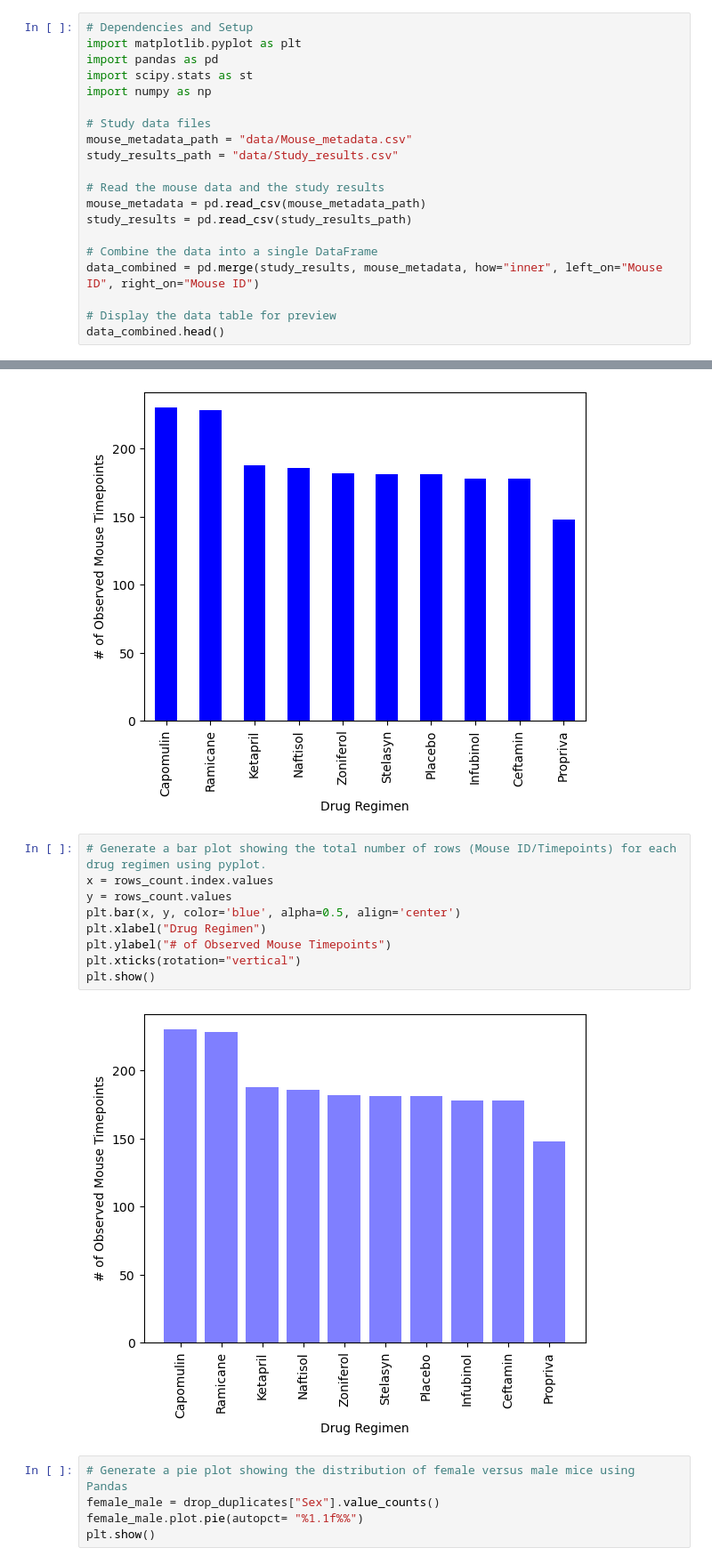
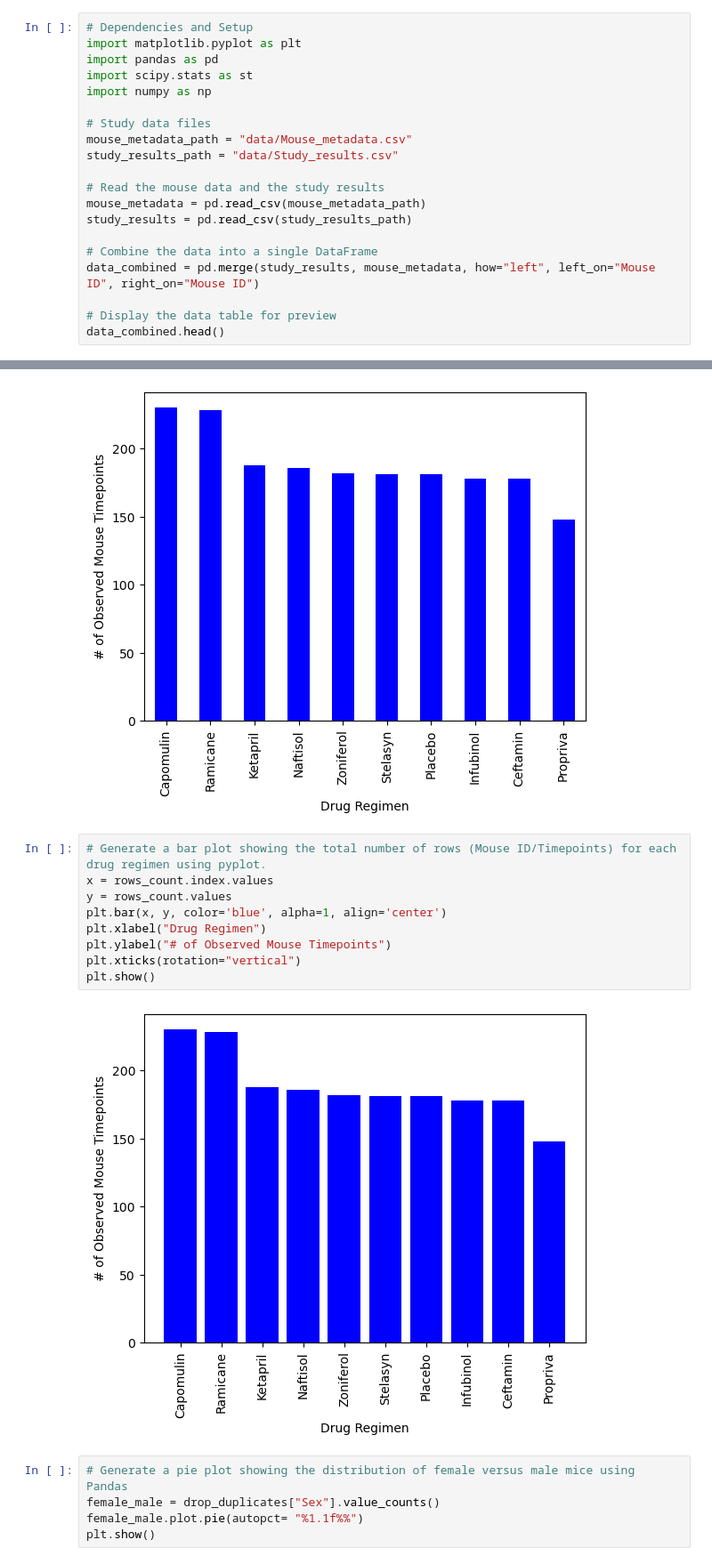
Before and after one commit to sylHut/Pymaceuticals-challenge, a Jupyter notebook: Pymaceuticals-challenge.ipynb, the cells around one changed output, grey strips where cells are left out. Shown at 89% size. Cells and saved outputs as stored; diff of their text form.

```diff
--- a/Pymaceuticals-challenge.ipynb
+++ b/Pymaceuticals-challenge.ipynb
@@ -16,7 +16,7 @@ mouse_metadata = pd.read_csv(mouse_metadata_path)
 study_results = pd.read_csv(study_results_path)
 
 # Combine the data into a single DataFrame
-data_combined = pd.merge(study_results, mouse_metadata, how="inner", left_on="Mouse ID", right_on="Mouse ID")
+data_combined = pd.merge(study_results, mouse_metadata, how="left", left_on="Mouse ID", right_on="Mouse ID")
 
 # Display the data table for preview
 data_combined.head()
@@ -146,14 +146,14 @@ plt.show()
 # %%
 # Generate a bar plot showing the total number of rows (Mouse ID/Timepoints) for each drug regimen using pyplot.
 x = rows_count.index.values
 y = rows_count.values
-plt.bar(x, y, color='blue', alpha=0.5, align='center')
+plt.bar(x, y, color='blue', alpha=1, align='center')
 plt.xlabel("Drug Regimen")
 plt.ylabel("# of Observed Mouse Timepoints")
 plt.xticks(rotation="vertical")
 plt.show()
 # %% [output]
-[figure, old version]
+[figure, new version]
 # %%
 # Generate a pie plot showing the distribution of female versus male mice using Pandas
 female_male = drop_duplicates["Sex"].value_counts()
```
Also changed, not shown: parts of 7 cells of this notebook.
